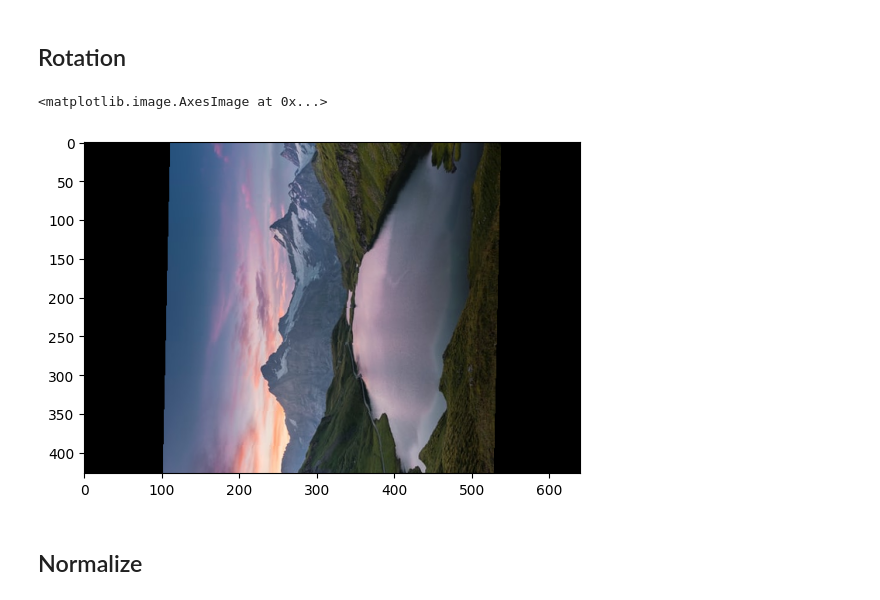
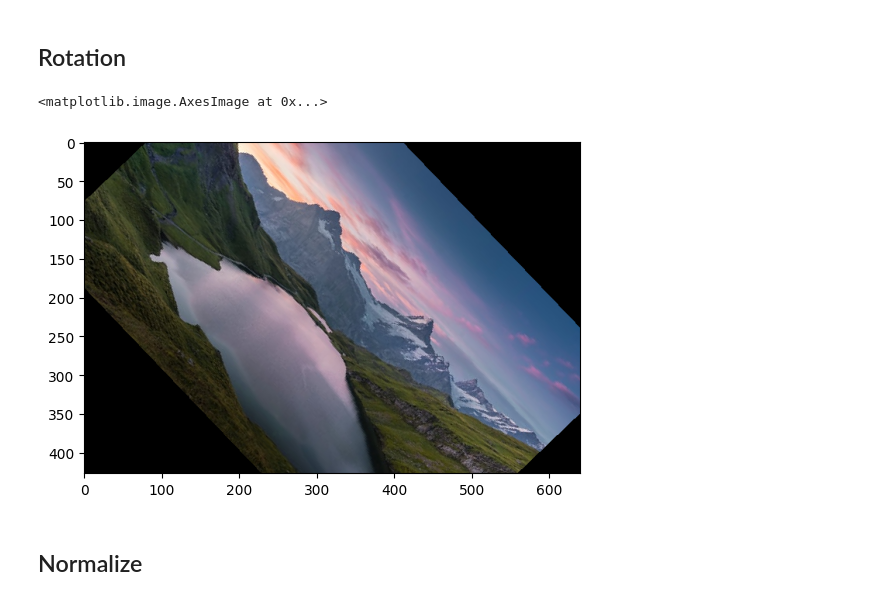
Before and after one commit to macorony/NeuralNetwork, a Jupyter notebook: Image_transforms.ipynb, the cells around one changed output. Cells and saved outputs as stored; diff of their text form; code cells hidden in the pictures.

```diff
--- a/Image_transforms.ipynb
+++ b/Image_transforms.ipynb
@@ -35,5 +47,7 @@ torch.Size([3, 427, 640])
 [figure]
 # %% [markdown]
 ## No Augmentation
+# %%
+img_1 = Image.open("/content/drive/MyDrive/file_transmission/pic.jpg")
 # %%
 img_transform = transforms.Compose([transforms.ToTensor()])
@@ -55,11 +68,11 @@ plt.imshow(img_tensor.permute(1,2,0))
 ## Rotation
 # %%
 img_transform = transforms.Compose([transforms.ToTensor(), transforms.RandomRotation(degrees=90)])
-img_tensor = img_transform(img)
+img_tensor = img_transform(img_1)
 plt.imshow(img_tensor.permute(1,2,0))
 # %% [output]
 <matplotlib.image.AxesImage at 0x...>
-[figure, old version]
+[figure, new version]
 # %% [markdown]
 ## Normalize
 # %%
```
Also changed, not shown: parts of 15 cells of this notebook.
